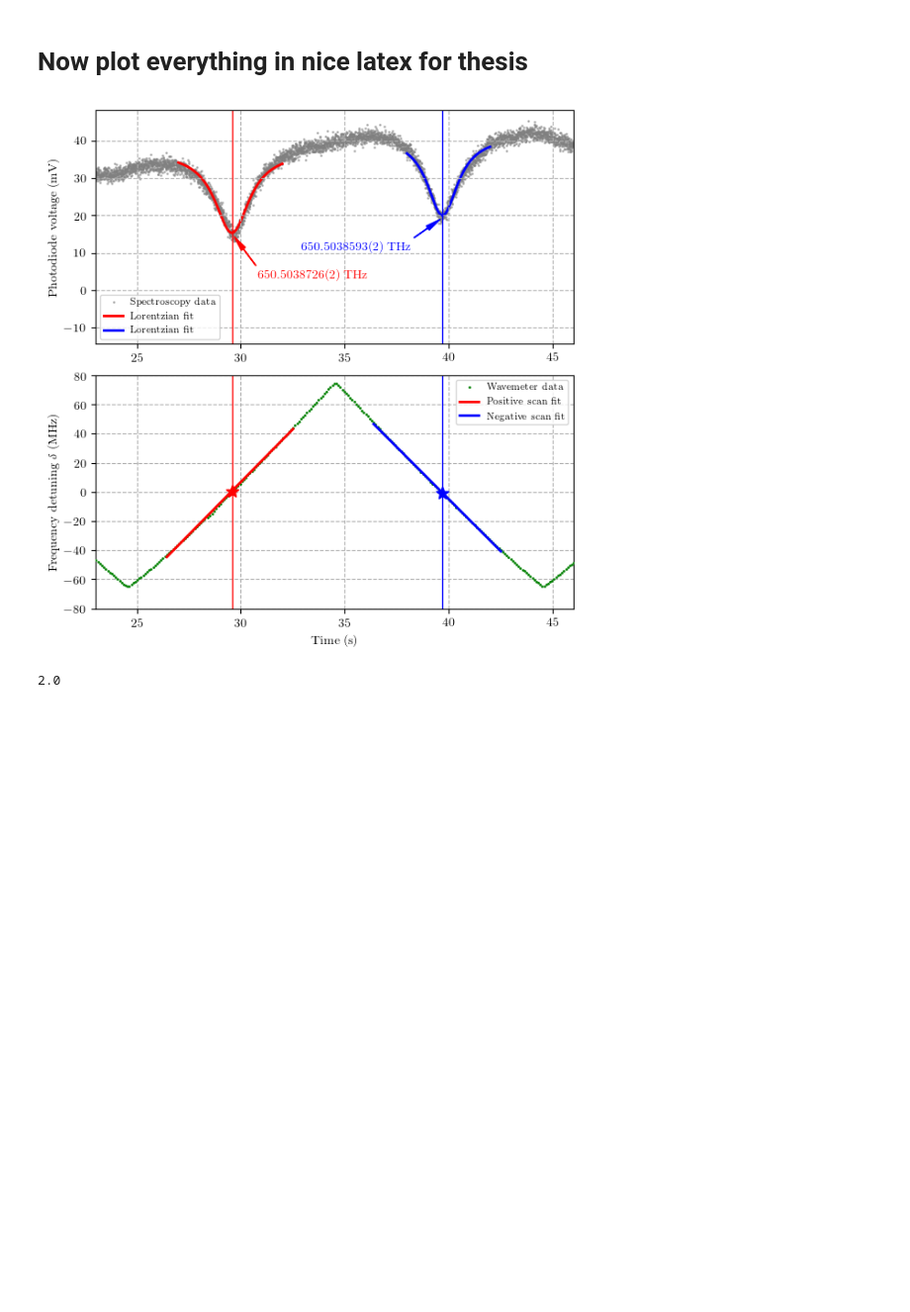
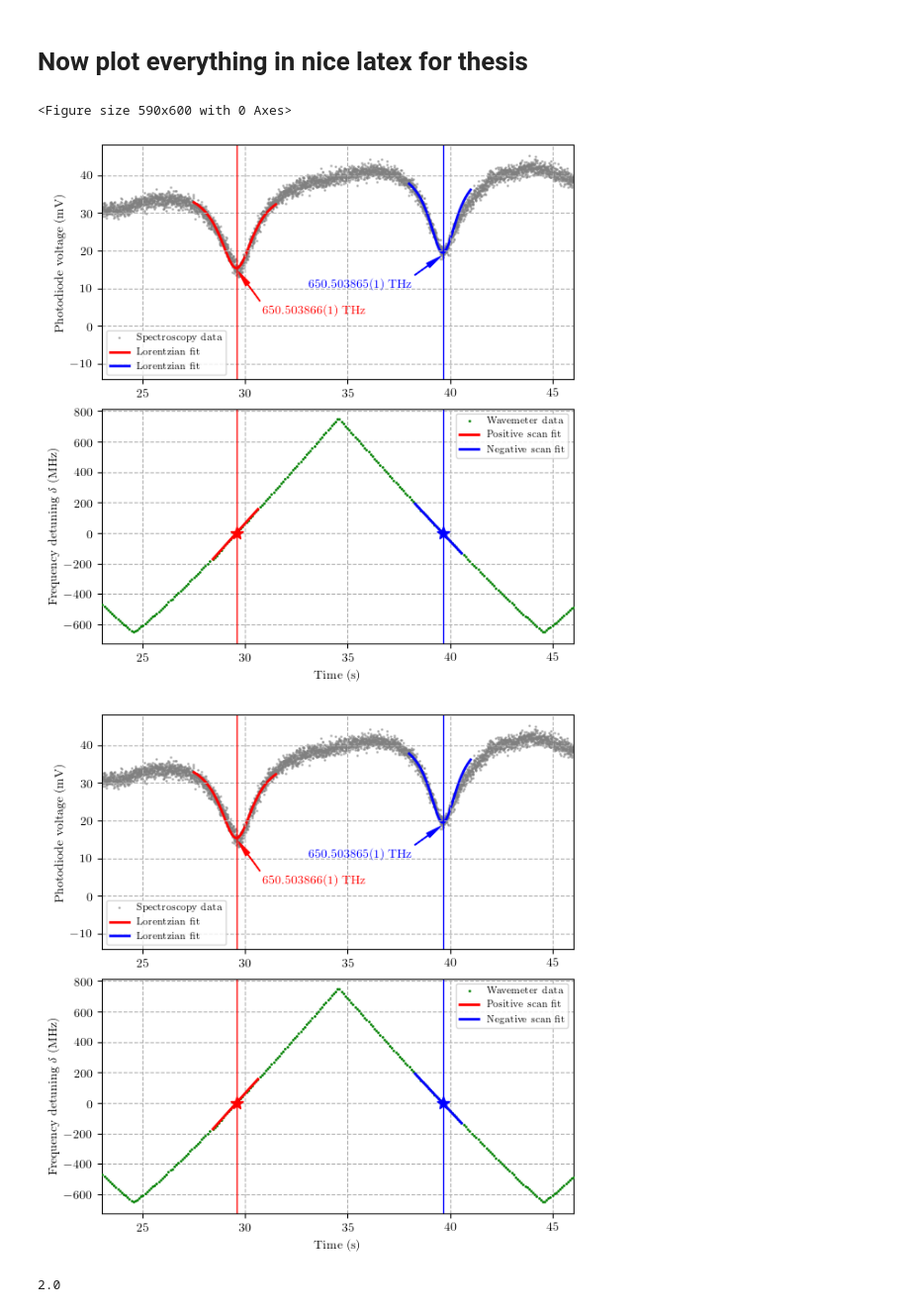
Before and after one commit to hsuchungchuan/Projects, a Jupyter notebook: 250513 SAS/250516 SAS.ipynb, the cells around one changed output. Shown at 99% size. Saved outputs shown, nothing was run; the diff lists cells and outputs as text; code cells hidden in the pictures; blank space fills up the shorter version.

Commit message:
savefig

```diff
--- a/250513 SAS/250516 SAS.ipynb
+++ b/250513 SAS/250516 SAS.ipynb
@@ -717,49 +722,53 @@ ax2.set_xlim(23,46)
 
 # Annotate the Lorentzian peak positions with arrows and text
 ax2.annotate(
-    r'%.7f(%d) THz' % (linear(x0_fit, *popt3)/1000, x0_err * m_fit3/1000*1e7),
+    r'%.6f(%d) THz' % (linear(x0_fit, *popt3)/1000, np.ceil(x0_err * m_fit3/1000*1e6)),
     xy=(x0_fit+0.1, lorentzian(x0_fit, *popt)-1),
     xytext=(x0_fit+1.25, lorentzian(x0_fit, *popt)-12),
     arrowprops=dict(facecolor='red',edgecolor = 'red',shrink=0.01, width=0.25, headwidth=4),
     color='red',
     ha='left'
 )
 
 ax2.annotate(
-    r'%.7f(%d) THz' % (linear(x0_fit2, *popt4)/1000, np.round(abs(x0_err2 * m_fit4/1000*1e7))),
+    r'%.6f(%d) THz' % (linear(x0_fit2, *popt4)/1000, np.round(abs(x0_err2 * m_fit4/1000*1e6))),
     xy=(x0_fit2-0.1, lorentzian(x0_fit2, *popt2)-1),
     xytext=(x0_fit2-1.5, lorentzian(x0_fit2, *popt2)-9),
     arrowprops=dict(facecolor='blue',edgecolor = 'blue',shrink=0.01, width=0.25, headwidth=4),
     color='blue',
     ha='right'
 )
 
 f1 = linear(x0_fit, *popt3)
 f2 = linear(x0_fit2, *popt4)
 f1_err = x0_err * m_fit3
 f2_err = np.abs(x0_err2 * m_fit4)
 f_mean = (f1 + f2)/2
 f_mean_err = np.sqrt(f1_err**2 + f2_err**2)/2
 
 # plot the lienar fit of wm data
-ax1.plot(wm_time, (wm_frequency-f_mean)*100, 'o', markersize=1, color='green', alpha=1, label='Wavemeter data',zorder=3)
-ax1.plot(wm_time[range1:range2], (linear(wm_time[range1:range2], *popt3)-f_mean)*100, 'r-', lw=2, label='Positive scan fit',zorder=3)
-ax1.plot(wm_time[range3:range4], (linear(wm_time[range3:range4], *popt4)-f_mean)*100, 'b-', lw=2, label='Negative scan fit',zorder=3)
-ax1.plot(x0_fit, (linear(x0_fit, *popt3)-f_mean)*100, '*', markersize=10, color='red', alpha=1,zorder=3)
-ax1.plot(x0_fit2, (linear(x0_fit2, *popt4)-f_mean)*100, '*', markersize=10, color='blue', alpha=1,zorder=3)
+ax1.plot(wm_time, (wm_frequency-f_mean)*1000, 'o', markersize=1, color='green', alpha=1, label='Wavemeter data',zorder=3)
+ax1.plot(wm_time[range1:range2], (linear(wm_time[range1:range2], *popt3)-f_mean)*1000, 'r-', lw=2, label='Positive scan fit',zorder=3)
+ax1.plot(wm_time[range3:range4], (linear(wm_time[range3:range4], *popt4)-f_mean)*1000, 'b-', lw=2, label='Negative scan fit',zorder=3)
+ax1.plot(x0_fit, (linear(x0_fit, *popt3)-f_mean)*1000, '*', markersize=10, color='red', alpha=1,zorder=3)
+ax1.plot(x0_fit2, (linear(x0_fit2, *popt4)-f_mean)*1000, '*', markersize=10, color='blue', alpha=1,zorder=3)
 # ax1.axhline(y=linear(x0_fit, *popt3), color='red', linestyle='--', lw=1)
 # ax1.axhline(y=linear(x0_fit2, *popt4), color='blue', linestyle='--', lw=1)
 ax1.set_ylabel(r'Frequency detuning $\delta$ (MHz)')
 ax1.set_xlabel('Time (s)')
 ax1.legend()
 ax1.set_xlim(23,46)
 ax1.axvline(x0_fit, color='red', linestyle='-', lw=1)
 ax1.axvline(x0_fit2, color='blue', linestyle='-', lw=1)
-ax1.set_ylim(-80,80)
+# ax1.set_ylim(-80,80)
 
-# plt.savefig("250516 SAS.pdf",dpi=300)
+plt.savefig("250503 SAS.pdf",dpi=300)
+
+plt.show()
 # %% [output]
+<Figure size 590x600 with 0 Axes>
-[figure, old version]
+[figure, new version]
+[figure, added]
 # %%
  np.round(abs(x0_err2 * m_fit4/1000*1e7))
 # %% [output]
```
Also changed, not shown: parts of 2 cells of this notebook, 1 other file.
